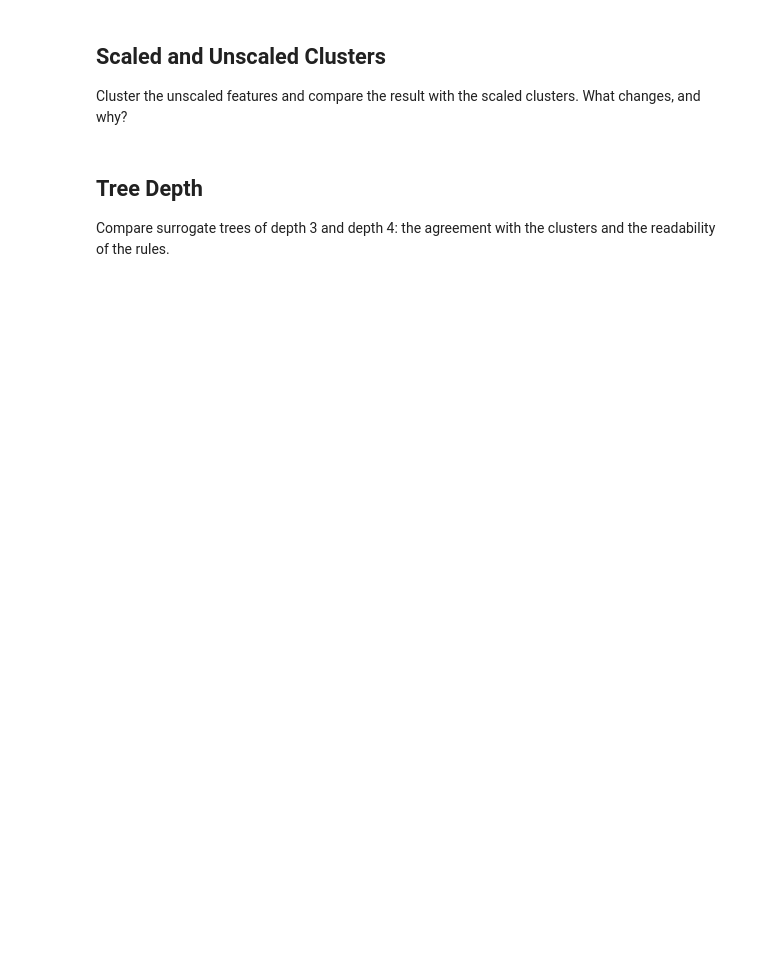
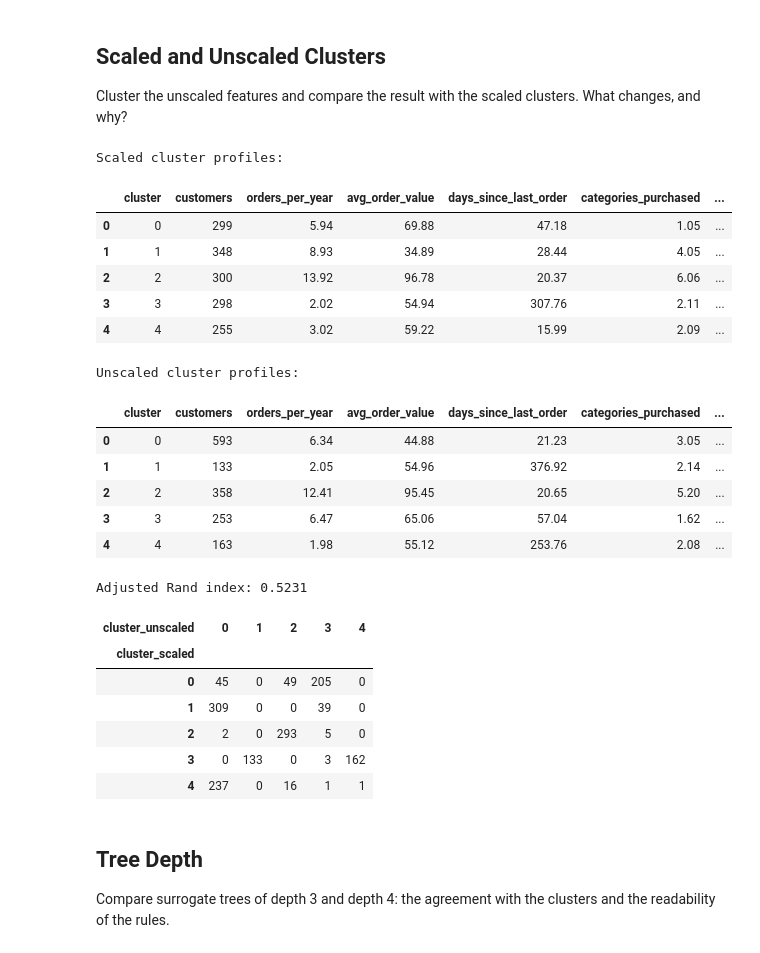
Before and after one commit to anikatahsinsarker/canopy-segments, a Jupyter notebook: notebooks/development.ipynb, the cells around one changed output. Drawn from its saved outputs; the diff is of its cells as text; code cells hidden in the pictures; blank space fills up the shorter version.

```diff
--- a/notebooks/development.ipynb
+++ b/notebooks/development.ipynb
@@ -53,2 +211,10 @@ print("max of each feature:", X.max(axis=0).round(2))
 # %% [markdown]
 ## train_surrogate
+# %%
+surrogate_tree = s.train_surrogate(customers, assignments, depth=3)
+
+assert surrogate_tree.get_depth() <= 3
+assert surrogate_tree.n_features_in_ == len(s.FEATURES)
+assert set(surrogate_tree.classes_) == set(assignments["cluster"])
+
+print("PASS: Surrogate tree fitted using seven features and five cluster labels.")
@@ -68,6 +314,62 @@ Plot the average distance to center (elbow method) and the silhouette score for
 ## Scaled and Unscaled Clusters
 
 Cluster the unscaled features and compare the result with the scaled clusters. What changes, and why?
+# %%
+# Fit k-means using the original feature values.
+X_unscaled = customers[s.FEATURES].to_numpy()
+unscaled_assignments = s.assign_clusters(customers, X_unscaled, k=5)
+
+# Compare customer profiles in original units.
+print("Scaled cluster profiles:")
+display(s.profile_clusters(customers, assignments))
+
+print("Unscaled cluster profiles:")
+display(s.profile_clusters(customers, unscaled_assignments))
+
+# Compare the groupings without depending on cluster label numbers.
+from sklearn.metrics import adjusted_rand_score
+
+comparison = assignments.merge(
+    unscaled_assignments,
+    on="customer_id",
+    suffixes=("_scaled", "_unscaled"),
+    validate="one_to_one",
+)
+
+ari = adjusted_rand_score(
+    comparison["cluster_scaled"],
+    comparison["cluster_unscaled"],
+)
+print("Adjusted Rand index:", round(ari, 4))
+
+# Show how customers move between the two groupings.
+display(pd.crosstab(
+    comparison["cluster_scaled"],
+    comparison["cluster_unscaled"],
+))
+# %% [output]
+Scaled cluster profiles:
+|  | cluster | customers | orders_per_year | avg_order_value | days_since_last_order | categories_purchased | ... |
+| 0 | 0 | 299 | 5.94 | 69.88 | 47.18 | 1.05 | ... |
+| 1 | 1 | 348 | 8.93 | 34.89 | 28.44 | 4.05 | ... |
+| 2 | 2 | 300 | 13.92 | 96.78 | 20.37 | 6.06 | ... |
+| 3 | 3 | 298 | 2.02 | 54.94 | 307.76 | 2.11 | ... |
+| 4 | 4 | 255 | 3.02 | 59.22 | 15.99 | 2.09 | ... |
+Unscaled cluster profiles:
+|  | cluster | customers | orders_per_year | avg_order_value | days_since_last_order | categories_purchased | ... |
+| 0 | 0 | 593 | 6.34 | 44.88 | 21.23 | 3.05 | ... |
+| 1 | 1 | 133 | 2.05 | 54.96 | 376.92 | 2.14 | ... |
+| 2 | 2 | 358 | 12.41 | 95.45 | 20.65 | 5.20 | ... |
+| 3 | 3 | 253 | 6.47 | 65.06 | 57.04 | 1.62 | ... |
+| 4 | 4 | 163 | 1.98 | 55.12 | 253.76 | 2.08 | ... |
+Adjusted Rand index: 0.5231
+| cluster_unscaled | 0 | 1 | 2 | 3 | 4 |
+| cluster_scaled |  |  |  |  |  |
+| 0 | 45 | 0 | 49 | 205 | 0 |
+| 1 | 309 | 0 | 0 | 39 | 0 |
+| 2 | 2 | 0 | 293 | 5 | 0 |
+| 3 | 0 | 133 | 0 | 3 | 162 |
+| 4 | 237 | 0 | 16 | 1 | 1 |
 # %% [markdown]
 ## Tree Depth
 
```
Also changed, not shown: parts of 15 cells of this notebook, 1 other file.
